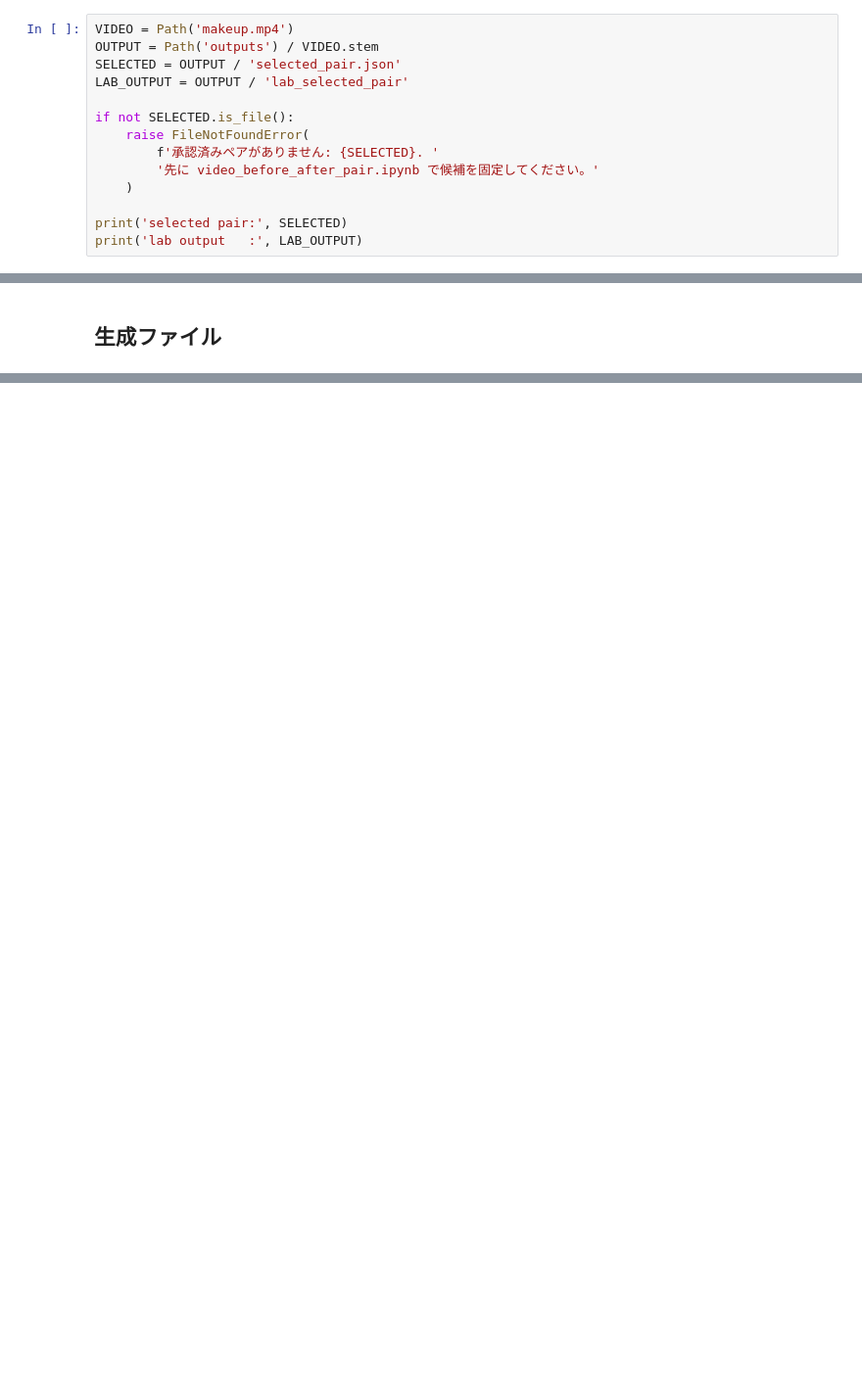
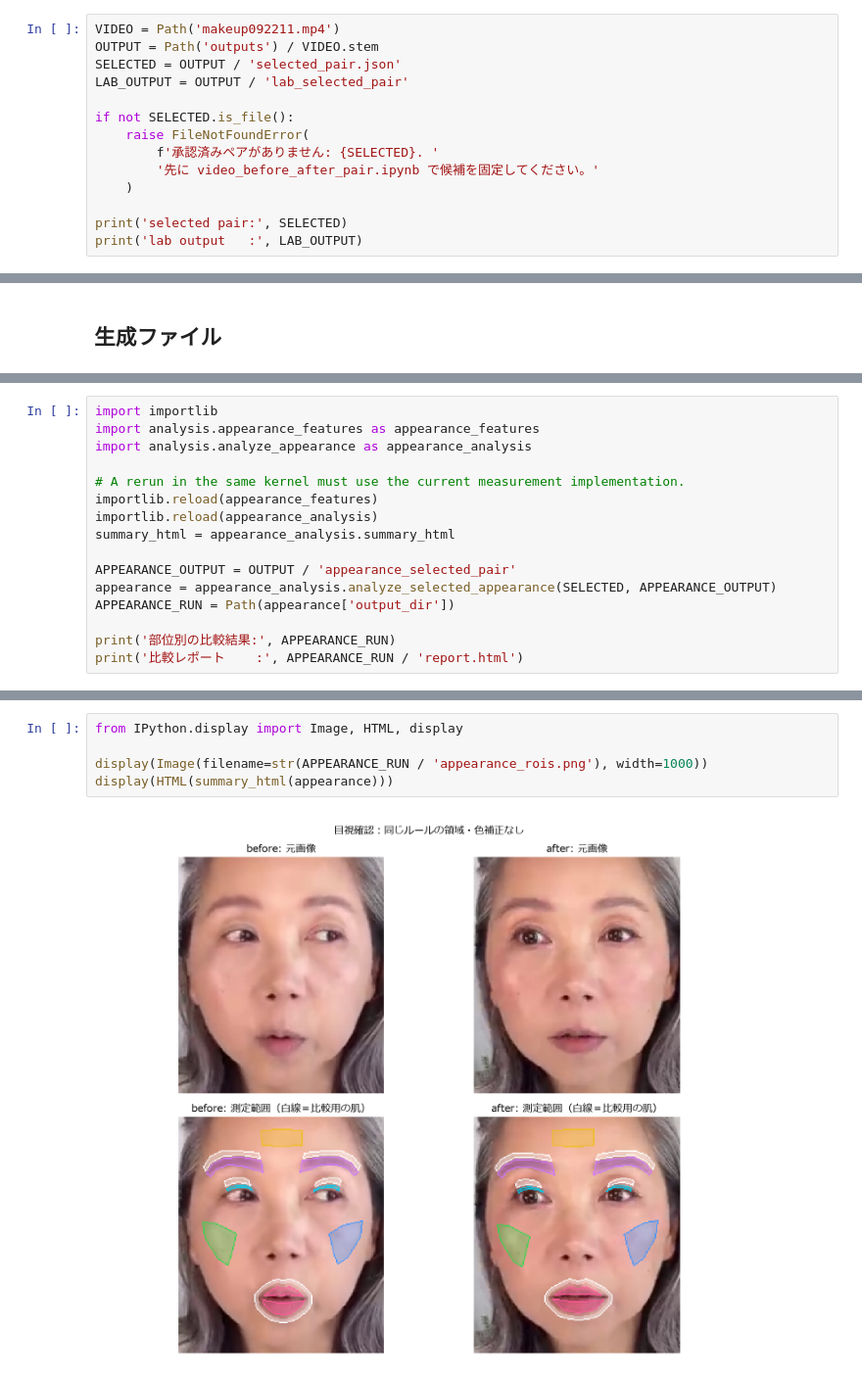
Before and after one commit to kaeruko/ikiikimake, a Jupyter notebook: notebooks/video_selected_pair_lab.ipynb, the cells around one changed output, grey strips where cells are left out. Shown at 98% size. Cells and saved outputs as stored; diff of their text form; blank space fills up the shorter version.

```diff
--- a/notebooks/video_selected_pair_lab.ipynb
+++ b/notebooks/video_selected_pair_lab.ipynb
@@ -21,7 +27,7 @@ print('repo root:', Path.cwd())
 # %% [markdown]
 ## 設定
 # %%
-VIDEO = Path('makeup.mp4')
+VIDEO = Path('makeup092211.mp4')
 OUTPUT = Path('outputs') / VIDEO.stem
 SELECTED = OUTPUT / 'selected_pair.json'
 LAB_OUTPUT = OUTPUT / 'lab_selected_pair'
@@ -161,0 +201,16 @@ print('\nまず見るファイル:', (LAB_OUTPUT / 'summary.html').resolve())
+# %%
+import importlib
+import analysis.appearance_features as appearance_features
+import analysis.analyze_appearance as appearance_analysis
+
+# A rerun in the same kernel must use the current measurement implementation.
+importlib.reload(appearance_features)
+importlib.reload(appearance_analysis)
+summary_html = appearance_analysis.summary_html
+
+APPEARANCE_OUTPUT = OUTPUT / 'appearance_selected_pair'
+appearance = appearance_analysis.analyze_selected_appearance(SELECTED, APPEARANCE_OUTPUT)
+APPEARANCE_RUN = Path(appearance['output_dir'])
+
+print('部位別の比較結果:', APPEARANCE_RUN)
+print('比較レポート    :', APPEARANCE_RUN / 'report.html')
@@ -161,0 +225,7 @@ print('\nまず見るファイル:', (LAB_OUTPUT / 'summary.html').resolve())
+# %%
+from IPython.display import Image, HTML, display
+
+display(Image(filename=str(APPEARANCE_RUN / 'appearance_rois.png'), width=1000))
+display(HTML(summary_html(appearance)))
+# %% [output]
+[figure, added]
```
Also changed, not shown: parts of 13 cells of this notebook, 45 other files.
